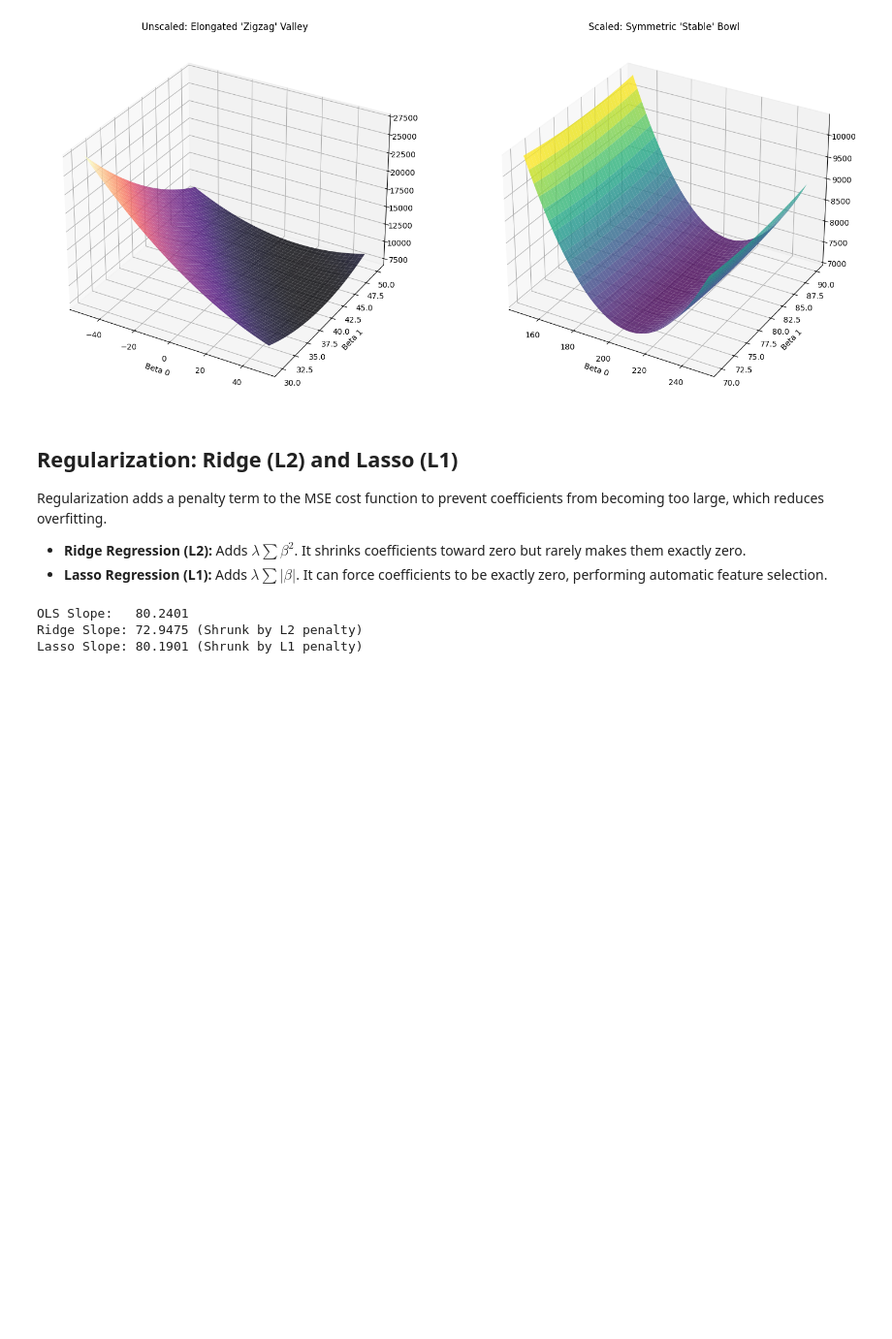
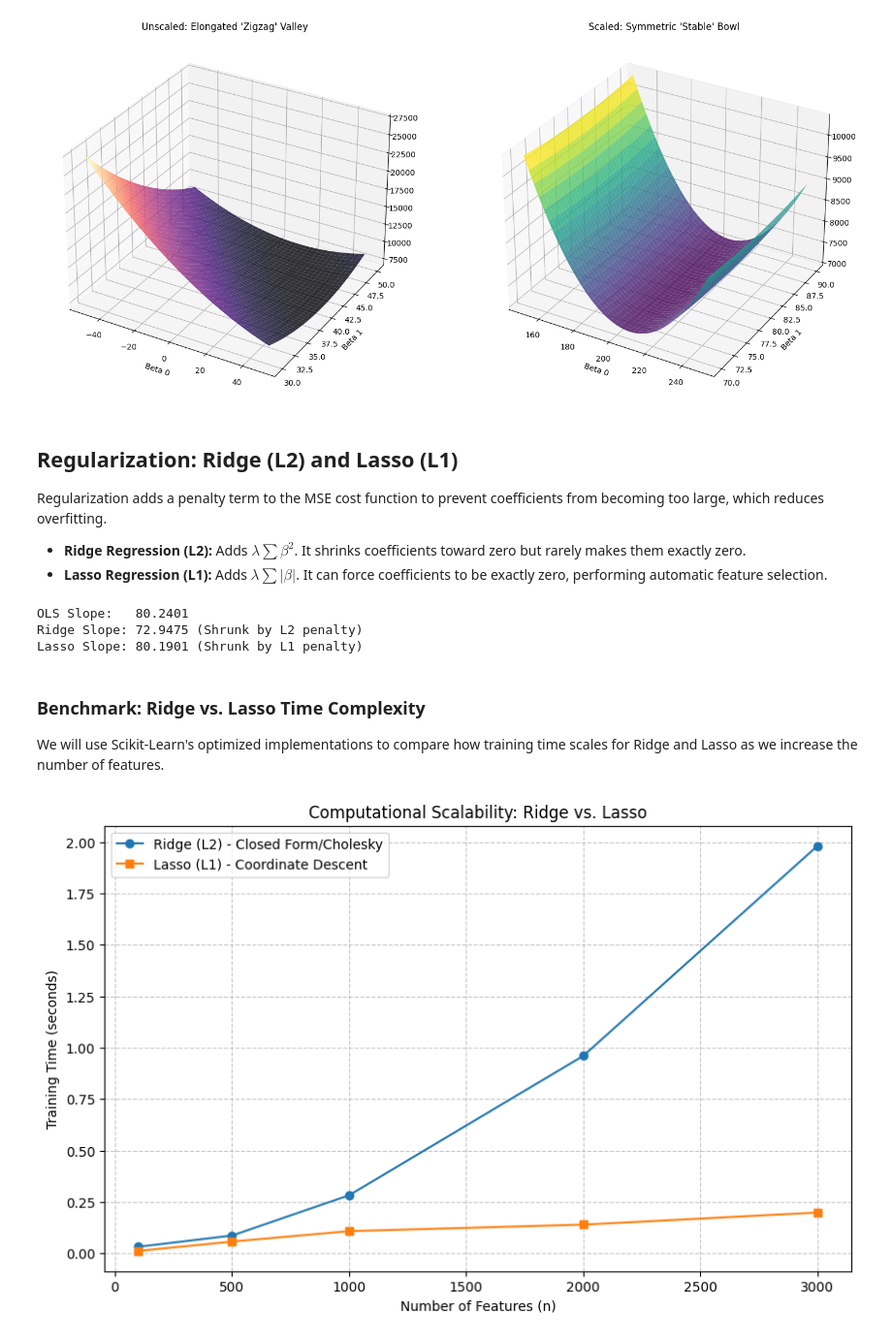
Before and after one commit to saiDan77/nn-from-scratch, a Jupyter notebook: linearReg.ipynb, the cells around one changed output. Shown at 97% size. Drawn from its saved outputs; the diff is of its cells as text; code cells hidden in the pictures; blank space fills up the shorter version.

```diff
--- a/linearReg.ipynb
+++ b/linearReg.ipynb
@@ -1952,3 +1952,46 @@ print(f'Lasso Slope: {b_lasso[1]:.4f} (Shrunk by L1 penalty)')
 OLS Slope:   80.2401
 Ridge Slope: 72.9475 (Shrunk by L2 penalty)
 Lasso Slope: 80.1901 (Shrunk by L1 penalty)
+# %% [markdown]
+### Benchmark: Ridge vs. Lasso Time Complexity
+We will use Scikit-Learn's optimized implementations to compare how training time scales for Ridge and Lasso as we increase the number of features.
+# %%
+import time
+import numpy as np
+import matplotlib.pyplot as plt
+from sklearn.linear_model import Ridge, Lasso
+
+def benchmark_regularization():
+    feature_counts = [100, 500, 1000, 2000, 3000]
+    ridge_times = []
+    lasso_times = []
+
+    for n in feature_counts:
+        # Generate synthetic high-dimensional data
+        X = np.random.randn(5000, n)
+        y = np.random.randn(5000)
+
+        # Time Ridge
+        start = time.time()
+        Ridge(alpha=1.0).fit(X, y)
+        ridge_times.append(time.time() - start)
+
+        # Time Lasso
+        start = time.time()
+        Lasso(alpha=0.1, max_iter=1000).fit(X, y)
+        lasso_times.append(time.time() - start)
+
+    # Plotting results
+    plt.figure(figsize=(10, 6))
+    plt.plot(feature_counts, ridge_times, marker='o', label='Ridge (L2) - Closed Form/Cholesky')
+    plt.plot(feature_counts, lasso_times, marker='s', label='Lasso (L1) - Coordinate Descent')
+    plt.xlabel('Number of Features (n)')
+    plt.ylabel('Training Time (seconds)')
+    plt.title('Computational Scalability: Ridge vs. Lasso')
+    plt.legend()
+    plt.grid(True, linestyle='--', alpha=0.7)
+    plt.show()
+
+benchmark_regularization()
+# %% [output]
+[figure, added]
```
Also changed, not shown: parts of 1 cell of this notebook.
